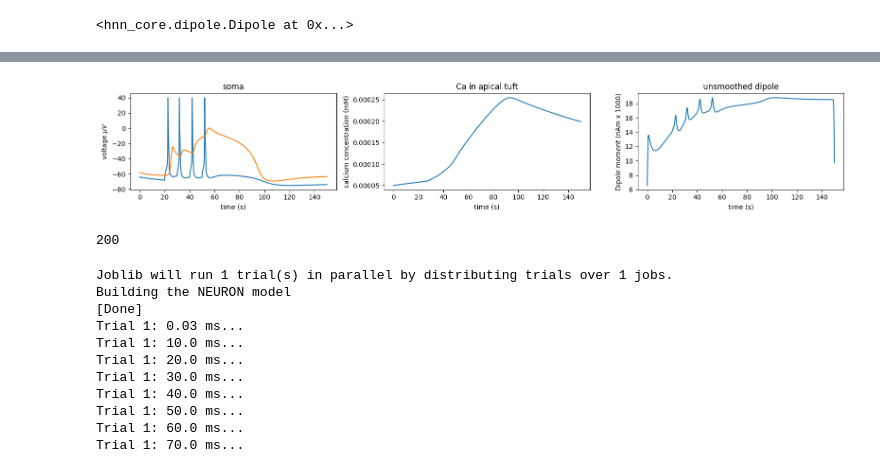
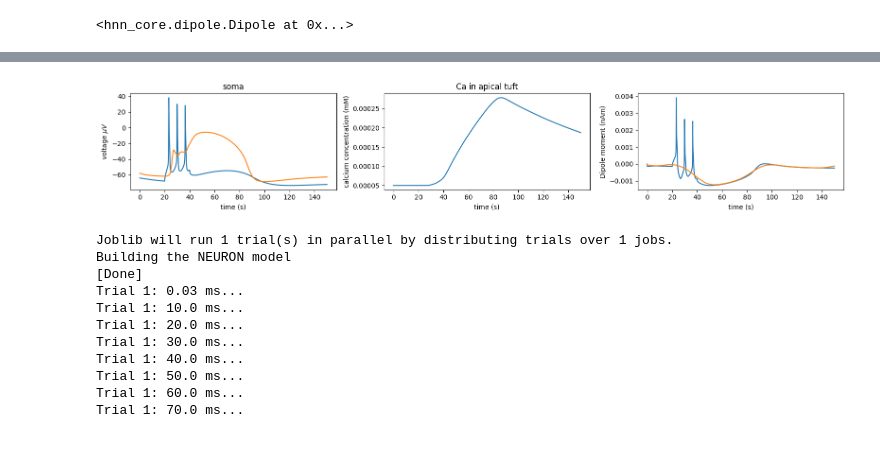
Before and after one commit to jonescompneurolab/hnn-tuning, a Jupyter notebook: new_model_HNN/new_model_suzuki_2017.ipynb, the cells around one changed output, grey strips where cells are left out. Cells and saved outputs as stored; diff of their text form; code cells hidden in the pictures.

```diff
--- a/new_model_HNN/new_model_suzuki_2017.ipynb
+++ b/new_model_HNN/new_model_suzuki_2017.ipynb
@@ -55,7 +60,7 @@ pathfig = '/Users/katharinaduecker/Documents/projects_brown/hnn-tuning/figures/n
 #     v = np.array(net_no_drive.cell_response.vsec[0][171][section])
 #     axs[i].plot(timevec, v)
 # %%
-window_len, scaling_factor = 2, 1000
+window_len, scaling_factor = 30, 1
 
 net = new_calcium_model(mesh_shape=(1,1))
 net.clear_connectivity()
@@ -67,14 +72,15 @@ electrode_pos = [(135, 135, dep) for dep in depths]
 
 net.add_electrode_array('probe1', electrode_pos)
 
-ampl = 3.
+ampl = 2.5
 t0 = 20
 
-for i in range(4):
-    net.add_tonic_bias(cell_type='L5_pyramidal',section='soma',bias_name='pulse_'+str(i),amplitude=ampl,t0=t0+i*10,tstop=t0+i*10+3)
+for i in range(1):
+    net.add_tonic_bias(cell_type='L5_pyramidal',section='soma',bias_name='pulse_'+str(i),amplitude=ampl,t0=t0+i*10,tstop=t0+i*10+20)
 
-dpl = simulate_dipole(net, tstop=150, n_trials=1,record_vsec='all',record_isec='all',record_ca='all', bsl_cor='calcium')
-dpl[0].smooth(window_len).scale(scaling_factor)
+dpl = simulate_dipole(net, tstop=150, n_trials=1,record_vsec='all',record_isec='all',record_ca='all', bsl_cor='none')
+smooth_dpl = dpl[0].copy()
+smooth_dpl.smooth(window_len).scale(scaling_factor)
 # %% [output]
 Joblib will run 1 trial(s) in parallel by distributing trials over 1 jobs.
 Loading custom mechanism files from /Users/katharinaduecker/Documents/projects_brown/hnn-tuning/local_hnn/hnn_core/mod/arm64/.libs/libnrnmech.so
@@ -142,41 +134,39 @@ timevec = net.cell_response.times
 
 gid = 3
 fig, axs = plt.subplots(1,3,figsize=(16,3))
 # v_int2 = net.cell_response.vsec[0][0]['soma']
 # plt.plot(timevec, v_int2)
 # v_l2 = net.cell_response.vsec[0][35]['soma']
 # plt.plot(timevec, v_l2)
 # v_int5 = net.cell_response.vsec[0][135]['soma']
 # plt.plot(timevec, v_int5)
 v_l5 = net.cell_response.vsec[0][gid]['soma']
 v_l5_apcl = net.cell_response.vsec[0][gid]['apical_tuft']
 axs[0].plot(timevec, v_l5)
 axs[0].plot(timevec, v_l5_apcl)
 
 axs[0].set_ylabel('voltage $\mu V$')
 axs[0].set_title('soma')
 
 ca_l5 = net.cell_response.ca[0][gid]['apical_tuft']
 
 axs[1].plot(timevec, ca_l5)
 axs[1].set_title('Ca in apical tuft')
 axs[1].set_ylabel('calcium concentration (mM)')
 
-axs[2].plot(timevec, dpl[0].data['L5'])
-axs[2].set_title('unsmoothed dipole')
-axs[2].set_ylabel('Dipole moment (nAm x 1000)')
+axs[2].plot(timevec, dpl[0].data['L5'], label='unsmoothed')
+axs[2].plot(timevec, smooth_dpl.data['L5'], label='smoothed')
+
+axs[2].set_title('')
+axs[2].set_ylabel('Dipole moment (nAm)')
 
 for ax in axs:
     ax.set_xlabel('time (s)')
 
 fig.tight_layout()
 #fig.savefig(os.path.join(pathfig,'l5_electrophysio.png'))
 # %% [output]
-[figure, old version]
+[figure, new version]
-# %%
-net.cell_types['L5_pyramidal'].sections['basal_1'].Ra
-# %% [output]
-200
 # %%
 from hnn_core.extracellular import _get_laminar_z_coords
 
```
Also changed, not shown: parts of 18 cells of this notebook, 32 other files.
